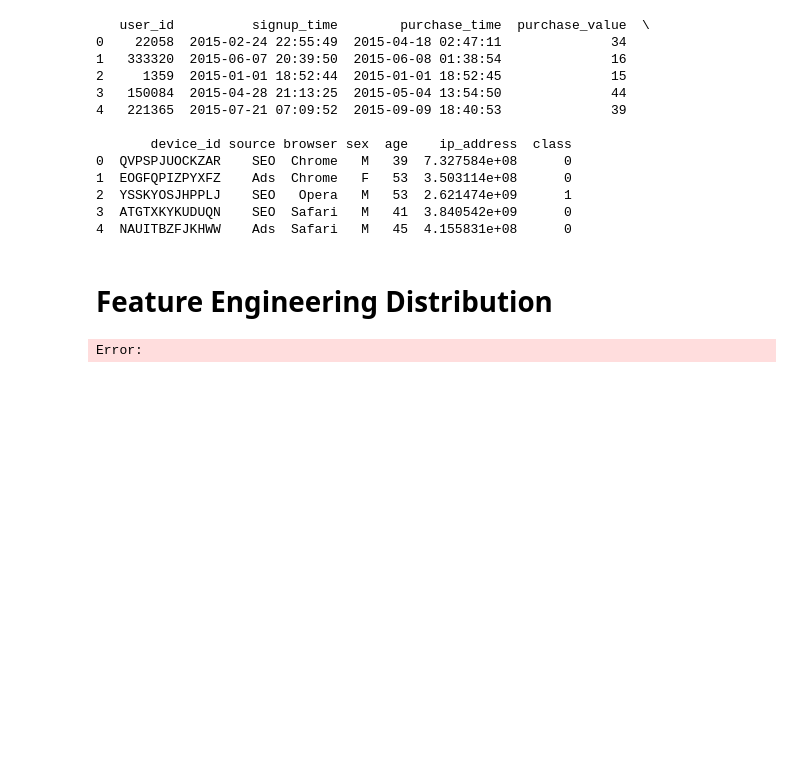
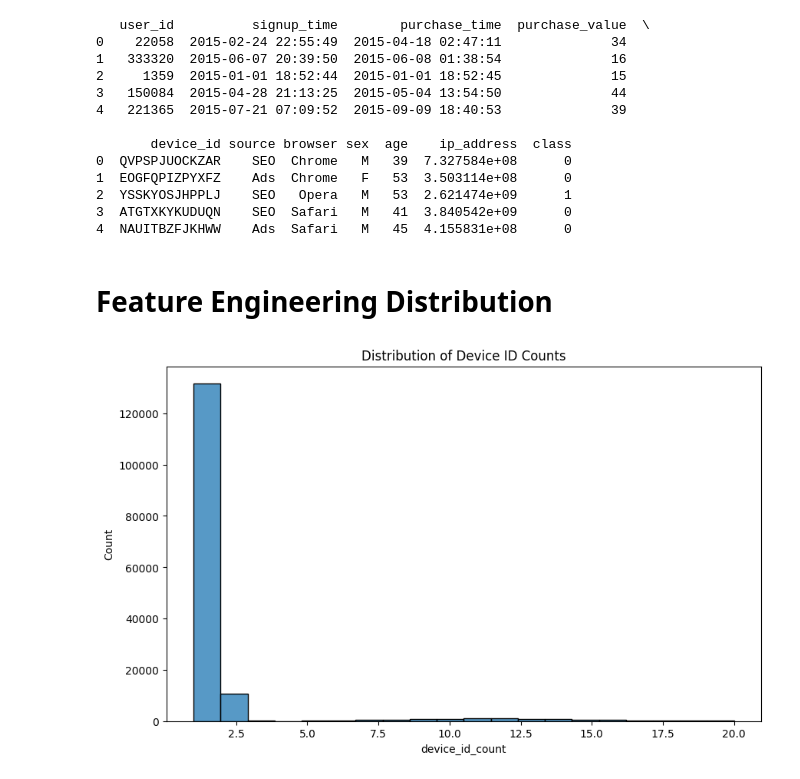
Before and after one commit to Hakima-Muktar/Adey_Innovations, a Jupyter notebook: notebook/feature-engineering.ipynb, the cells around one changed output. Drawn from its saved outputs; the diff is of its cells as text; code cells hidden in the pictures; blank space fills up the shorter version.

```diff
--- a/notebook/feature-engineering.ipynb
+++ b/notebook/feature-engineering.ipynb
@@ -41,7 +35,3 @@ print(load_data)
 fraud_df = load_data(r"C:\Users\user\Desktop\Project\Adey_Innovations\data\raw\Fraud_Data.csv")
 ip_df= load_data(r"C:\Users\user\Desktop\Project\Adey_Innovations\data\raw\IpAddress_to_Country.csv")
 creditcard_df= load_data(r"C:\Users\user\Desktop\Project\Adey_Innovations\data\raw\creditcard.csv")
-# %%
-fraud_df, ip_df, credit_df = load_data(fraud_path, ip_path, credit_path)
-fraud_df = clean_data(fraud_df)
-fraud_df = feature_engineer_fraud(fraud_df, ip_df)
@@ -65,8 +59,8 @@ print(fraud_df.head())
 #  Feature Engineering Distribution
 # %%
 plt.figure(figsize=(10, 6))
-sns.histplot(fraud_df['device_id'], bins=20)
+sns.histplot(fraud_df['device_id_count'], bins=20)
 plt.title('Distribution of Device ID Counts')
 plt.show()
 # %% [output]
-Error:
+[figure, added]
```
Also changed, not shown: parts of 6 cells of this notebook, 1 other file.
